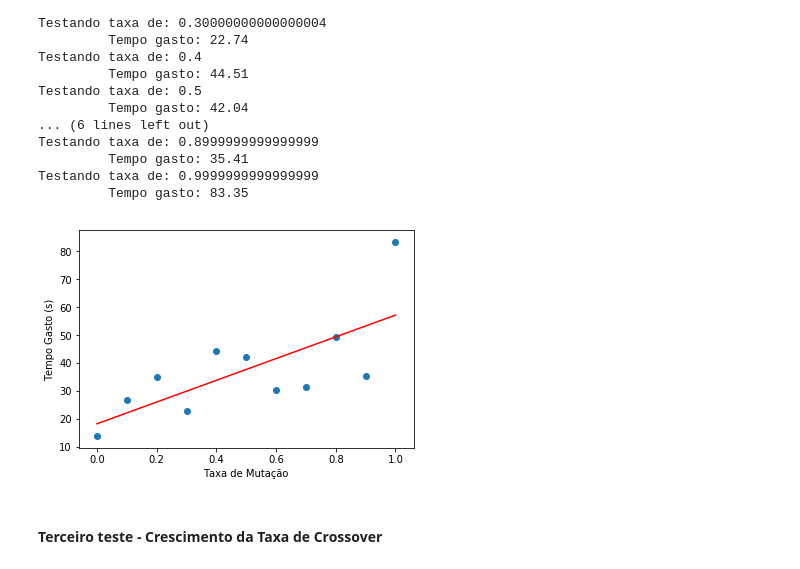
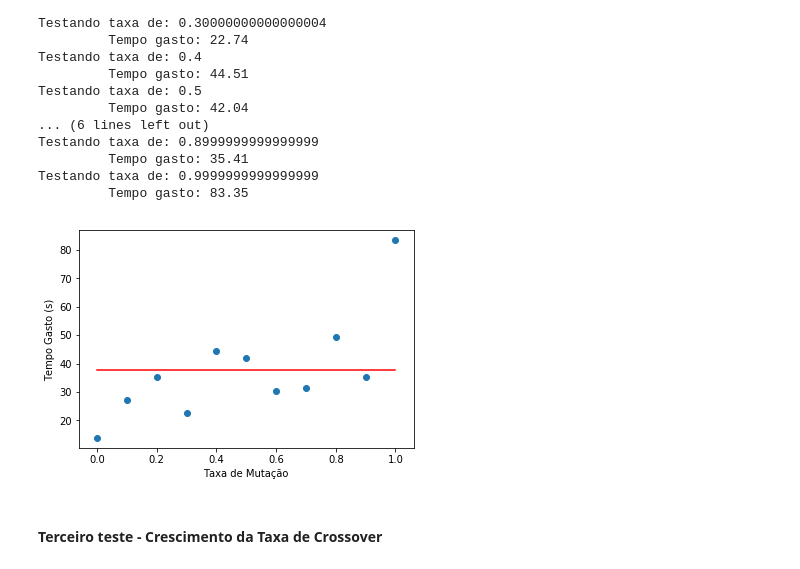
Before and after one commit to luizcartolano2/mc906, a Jupyter notebook: projeto2/genetic_algorithm.ipynb, the cells around one changed output. Saved outputs shown, nothing was run; the diff lists cells and outputs as text; code cells hidden in the pictures.

```diff
--- a/projeto2/genetic_algorithm.ipynb
+++ b/projeto2/genetic_algorithm.ipynb
@@ -211,7 +211,7 @@ def roulette_selection(stock_value, list_chromossomes, budget, cut_size):
         :return: cut_size -
     """
     fitness_array = fitness(stock_value, list_chromossomes, budget)
-    fitness_array = linear_normalization(fitness_array)
+#     fitness_array = linear_normalization(fitness_array)
 
     adds_skills = 0
     for fit in fitness_array:
@@ -986,17 +994,17 @@ Testando taxa de: 0.9999999999999999
 # %%
 x_2 = [0.0, 0.1, 0.2, 0.3, 0.4, 0.5, 0.6, 0.7, 0.8, 0.9, 1.0]
 y_2 = tempo_gasto_2
 
-fit = np.polyfit(x_2,y_2,1)
+fit = np.polyfit(x_2,y_2,0)
 fit_fn = np.poly1d(fit)
 
 plt.plot(x_2,fit_fn(x_2), color='r')
 plt.scatter(x_2,y_2)
 plt.xlabel("Taxa de Mutação")
 plt.ylabel("Tempo Gasto (s)")
 plt.show()
 # %% [output]
-[figure, old version]
+[figure, new version]
 # %% [markdown]
 #### Terceiro teste - Crescimento da Taxa de Crossover
 # %% [markdown]
```
Also changed, not shown: parts of 31 cells of this notebook, 2 other files.
